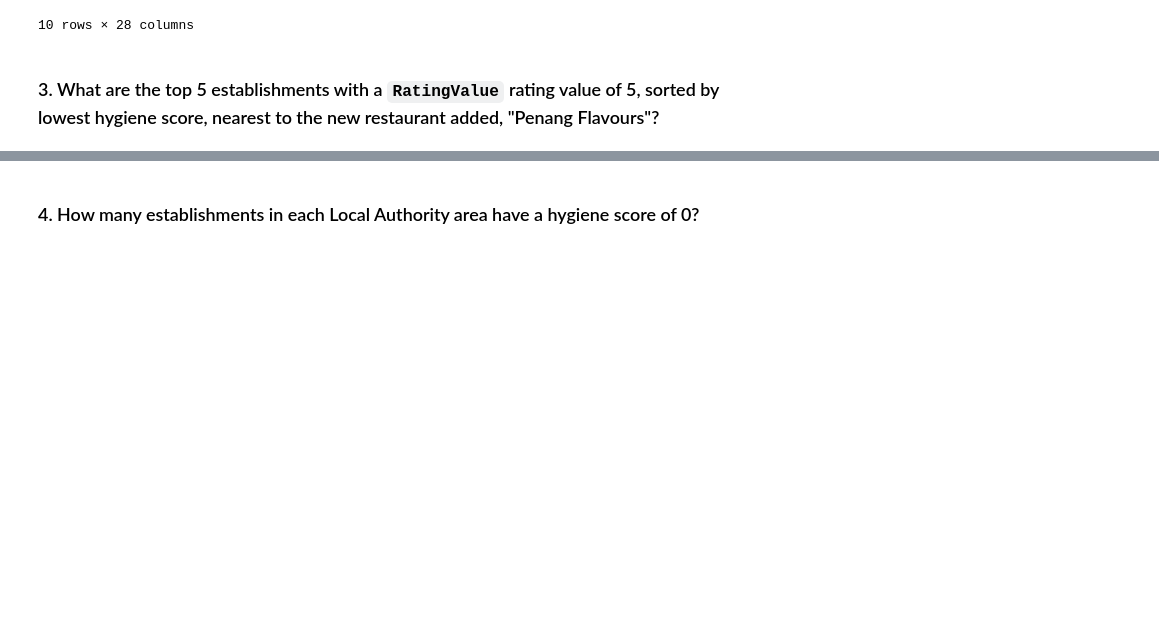
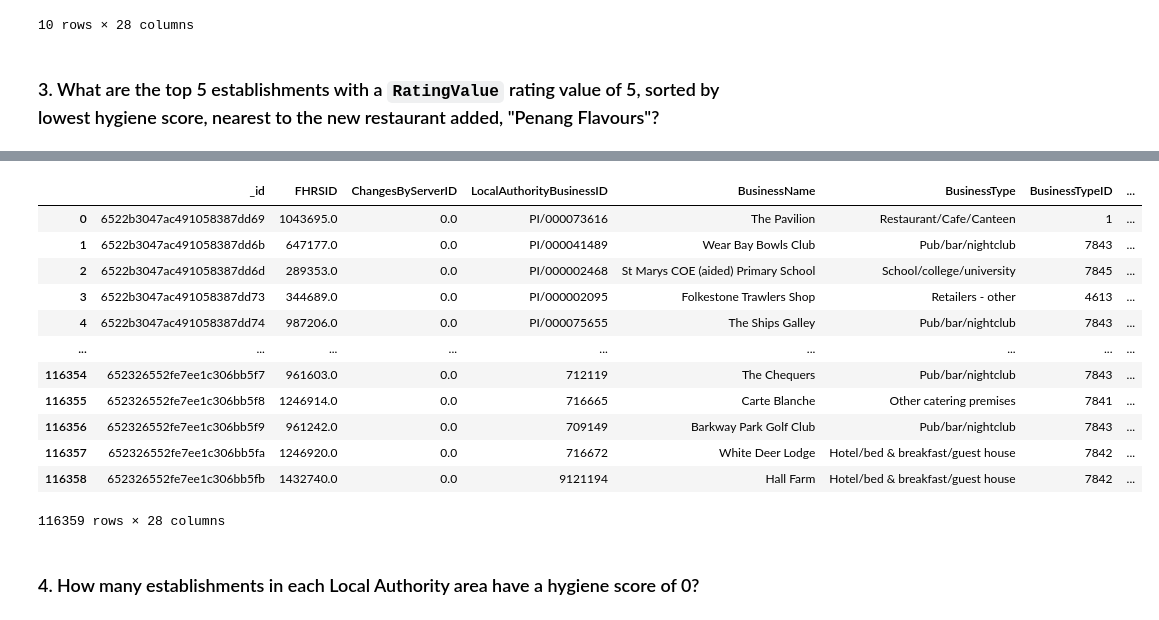
Before and after one commit to veenahvina/NoSQL_ChallengeMarvinaLarry, a Jupyter notebook: Starter_Code/NoSQL_analysis_starter.ipynb, the cells around one changed output, grey strips where cells are left out. Cells and saved outputs as stored; diff of their text form; code cells hidden in the pictures; blank space fills up the shorter version.

```diff
--- a/Starter_Code/NoSQL_analysis_starter.ipynb
+++ b/Starter_Code/NoSQL_analysis_starter.ipynb
@@ -149,6 +195,21 @@ SyntaxError: ':' expected after dictionary key (2532006143.py, line 10)
 # %%
 # Convert result to Pandas DataFrame
 result3_df = pd.DataFrame(results3)
+result3_df
+# %% [output]
+|  | _id | FHRSID | ChangesByServerID | LocalAuthorityBusinessID | BusinessName | BusinessType | BusinessTypeID | ... |
+| 0 | 6522b3047ac491058387dd69 | 1043695.0 | 0.0 | PI/000073616 | The Pavilion | Restaurant/Cafe/Canteen | 1 | ... |
+| 1 | 6522b3047ac491058387dd6b | 647177.0 | 0.0 | PI/000041489 | Wear Bay Bowls Club | Pub/bar/nightclub | 7843 | ... |
+| 2 | 6522b3047ac491058387dd6d | 289353.0 | 0.0 | PI/000002468 | St Marys COE (aided) Primary School | School/college/university | 7845 | ... |
+| 3 | 6522b3047ac491058387dd73 | 344689.0 | 0.0 | PI/000002095 | Folkestone Trawlers Shop | Retailers - other | 4613 | ... |
+| 4 | 6522b3047ac491058387dd74 | 987206.0 | 0.0 | PI/000075655 | The Ships Galley | Pub/bar/nightclub | 7843 | ... |
+| ... | ... | ... | ... | ... | ... | ... | ... | ... |
+| 116354 | 652326552fe7ee1c306bb5f7 | 961603.0 | 0.0 | 712119 | The Chequers | Pub/bar/nightclub | 7843 | ... |
+| 116355 | 652326552fe7ee1c306bb5f8 | 1246914.0 | 0.0 | 716665 | Carte Blanche | Other catering premises | 7841 | ... |
+| 116356 | 652326552fe7ee1c306bb5f9 | 961242.0 | 0.0 | 709149 | Barkway Park Golf Club | Pub/bar/nightclub | 7843 | ... |
+| 116357 | 652326552fe7ee1c306bb5fa | 1246920.0 | 0.0 | 716672 | White Deer Lodge | Hotel/bed & breakfast/guest house | 7842 | ... |
+| 116358 | 652326552fe7ee1c306bb5fb | 1432740.0 | 0.0 | 9121194 | Hall Farm | Hotel/bed & breakfast/guest house | 7842 | ... |
+116359 rows × 28 columns
 # %% [markdown]
 ### 4. How many establishments in each Local Authority area have a hygiene score of 0?
 # %%
```
Also changed, not shown: parts of 8 cells of this notebook, 1 other file.
